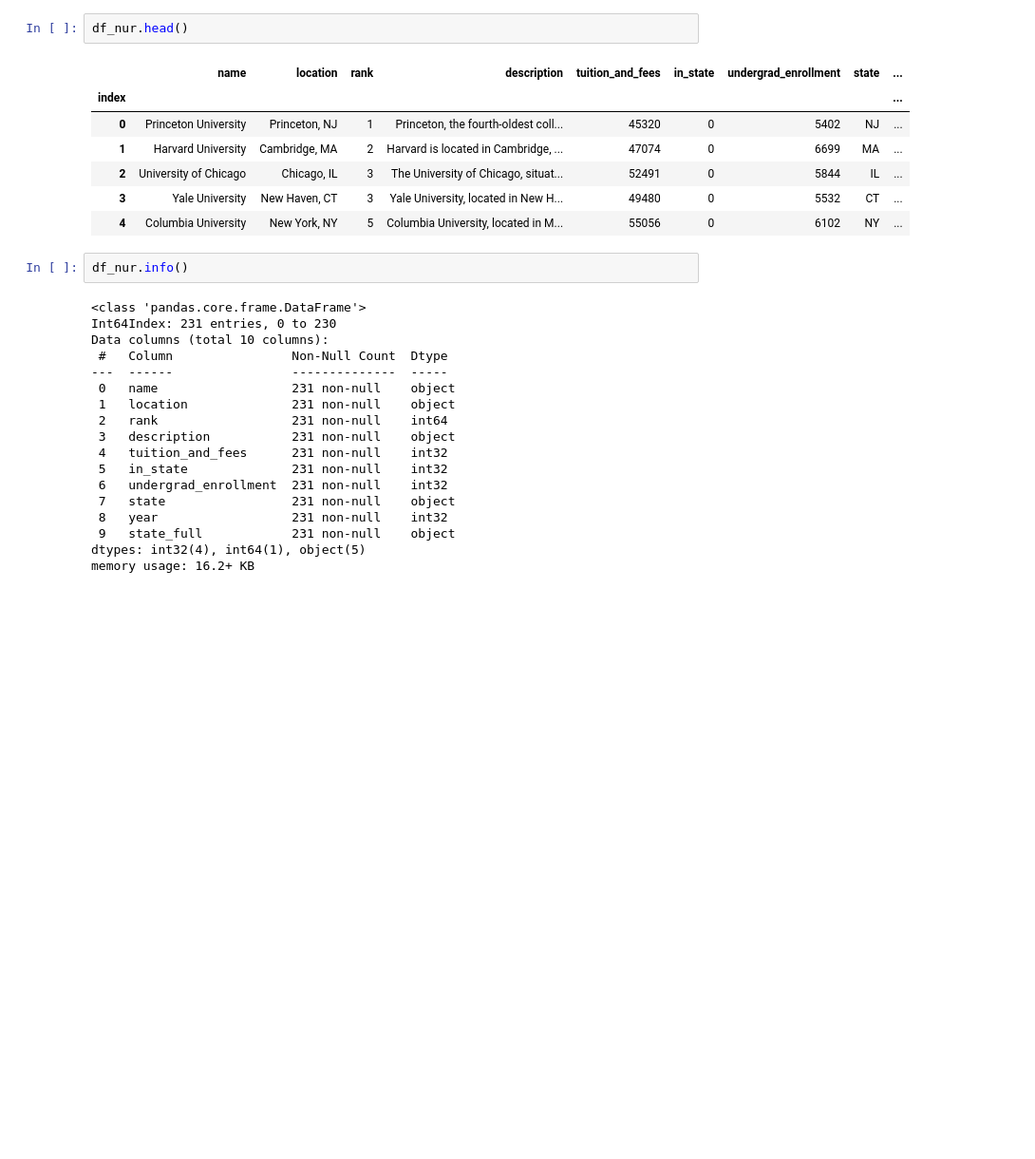
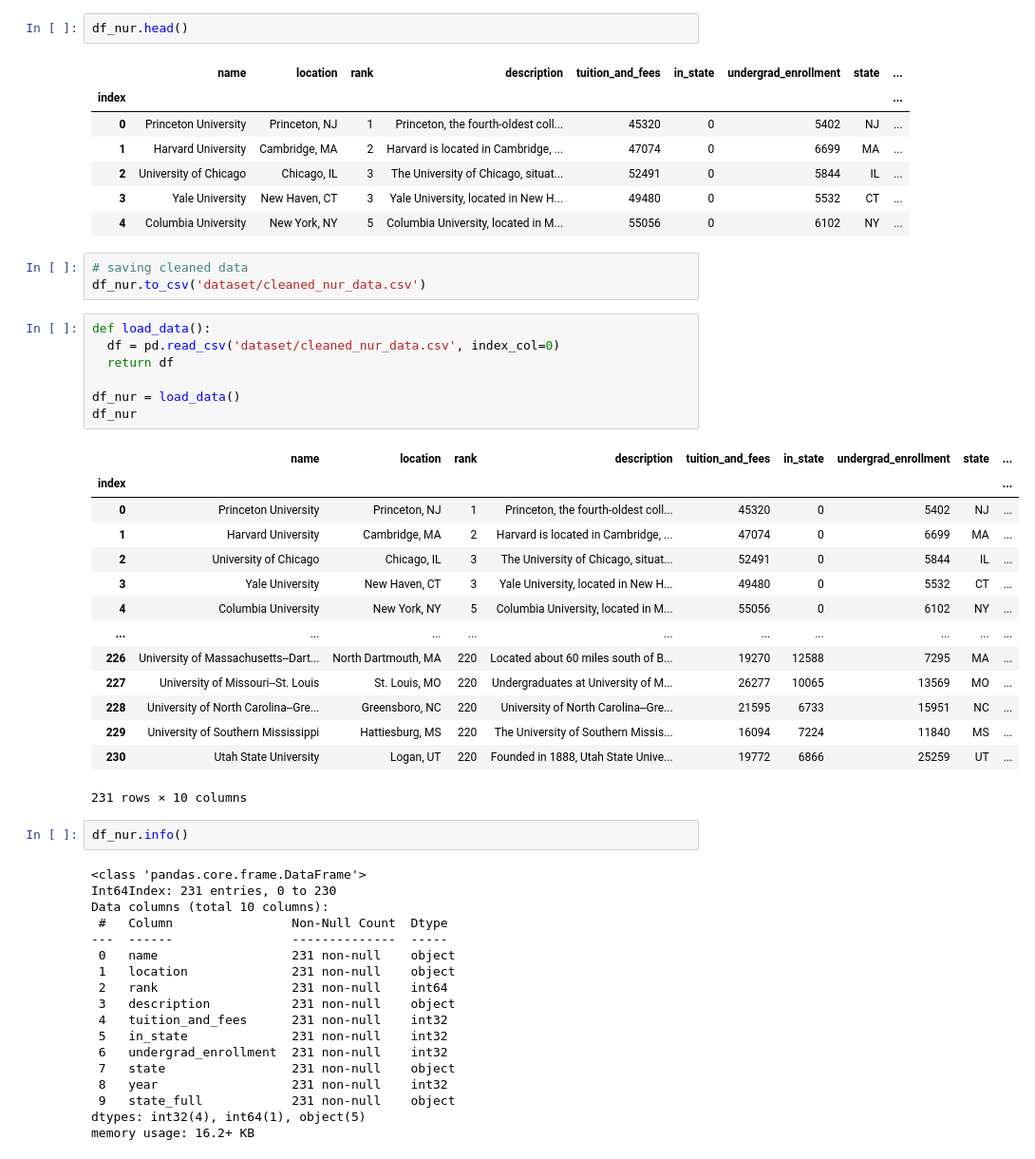
Before and after one commit to TelRich/National-University-Ranking-App, a Jupyter notebook: nur.ipynb, the cells around one changed output. Shown: that part at 95% size. Saved outputs shown, nothing was run; the diff lists cells and outputs as text; blank space fills up the shorter version.

```diff
--- a/nur.ipynb
+++ b/nur.ipynb
@@ -197,6 +199,31 @@ df_nur.head()
 | 2 | University of Chicago | Chicago, IL | 3 | The University of Chicago, situat... | 52491 | 0 | 5844 | IL | ... |
 | 3 | Yale University | New Haven, CT | 3 | Yale University, located in New H... | 49480 | 0 | 5532 | CT | ... |
 | 4 | Columbia University | New York, NY | 5 | Columbia University, located in M... | 55056 | 0 | 6102 | NY | ... |
+# %%
+# saving cleaned data
+df_nur.to_csv('dataset/cleaned_nur_data.csv')
+# %%
+def load_data():
+  df = pd.read_csv('dataset/cleaned_nur_data.csv', index_col=0)
+  return df
+
+df_nur = load_data()
+df_nur
+# %% [output]
+|  | name | location | rank | description | tuition_and_fees | in_state | undergrad_enrollment | state | ... |
+| index |  |  |  |  |  |  |  |  | ... |
+| 0 | Princeton University | Princeton, NJ | 1 | Princeton, the fourth-oldest coll... | 45320 | 0 | 5402 | NJ | ... |
+| 1 | Harvard University | Cambridge, MA | 2 | Harvard is located in Cambridge, ... | 47074 | 0 | 6699 | MA | ... |
+| 2 | University of Chicago | Chicago, IL | 3 | The University of Chicago, situat... | 52491 | 0 | 5844 | IL | ... |
+| 3 | Yale University | New Haven, CT | 3 | Yale University, located in New H... | 49480 | 0 | 5532 | CT | ... |
+| 4 | Columbia University | New York, NY | 5 | Columbia University, located in M... | 55056 | 0 | 6102 | NY | ... |
+| ... | ... | ... | ... | ... | ... | ... | ... | ... | ... |
+| 226 | University of Massachusetts--Dart... | North Dartmouth, MA | 220 | Located about 60 miles south of B... | 19270 | 12588 | 7295 | MA | ... |
+| 227 | University of Missouri--St. Louis | St. Louis, MO | 220 | Undergraduates at University of M... | 26277 | 10065 | 13569 | MO | ... |
+| 228 | University of North Carolina--Gre... | Greensboro, NC | 220 | University of North Carolina--Gre... | 21595 | 6733 | 15951 | NC | ... |
+| 229 | University of Southern Mississippi | Hattiesburg, MS | 220 | The University of Southern Missis... | 16094 | 7224 | 11840 | MS | ... |
+| 230 | Utah State University | Logan, UT | 220 | Founded in 1888, Utah State Unive... | 19772 | 6866 | 25259 | UT | ... |
+231 rows × 10 columns
 # %%
 df_nur.info()
 # %% [output]
```
Also changed, not shown: parts of 8 cells of this notebook.
